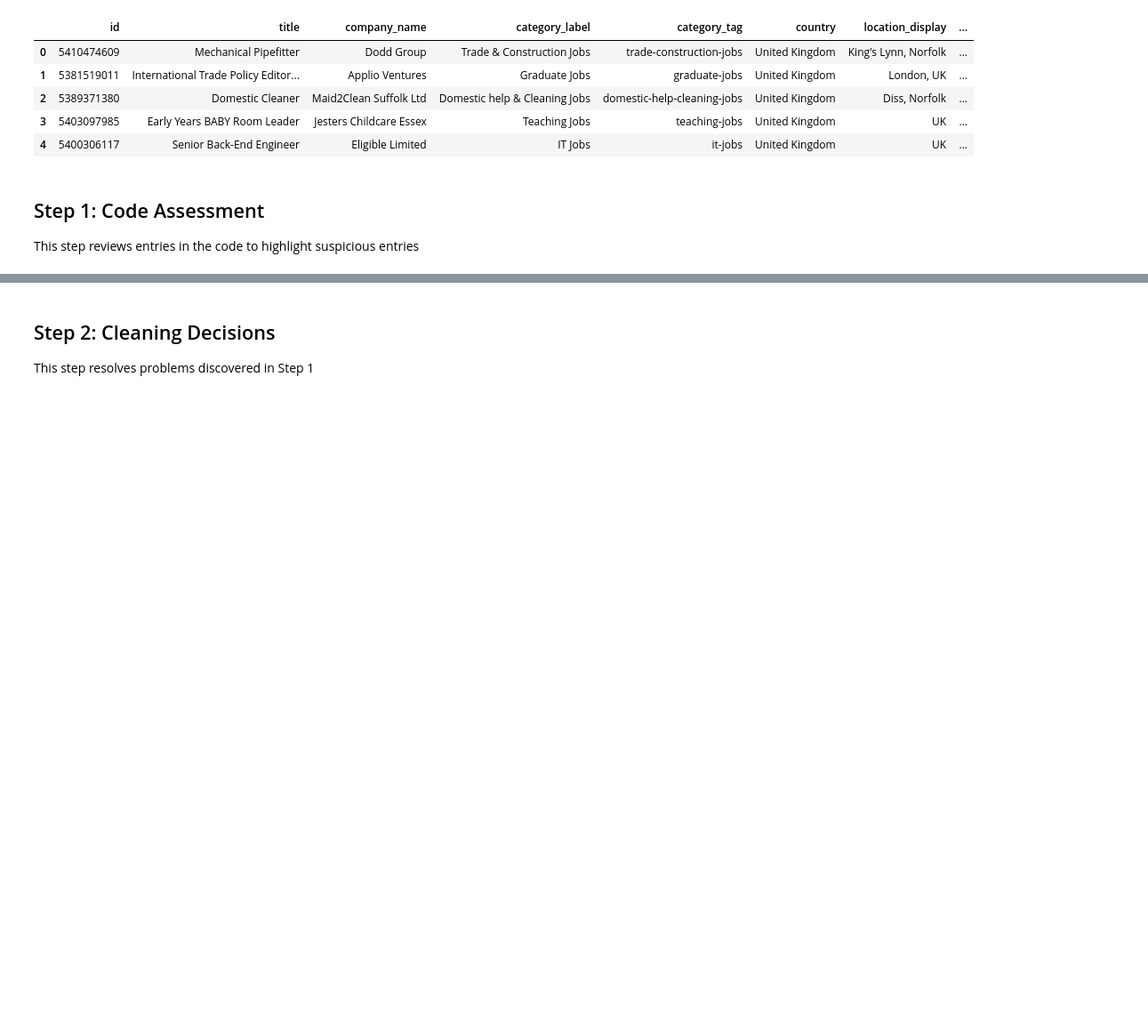
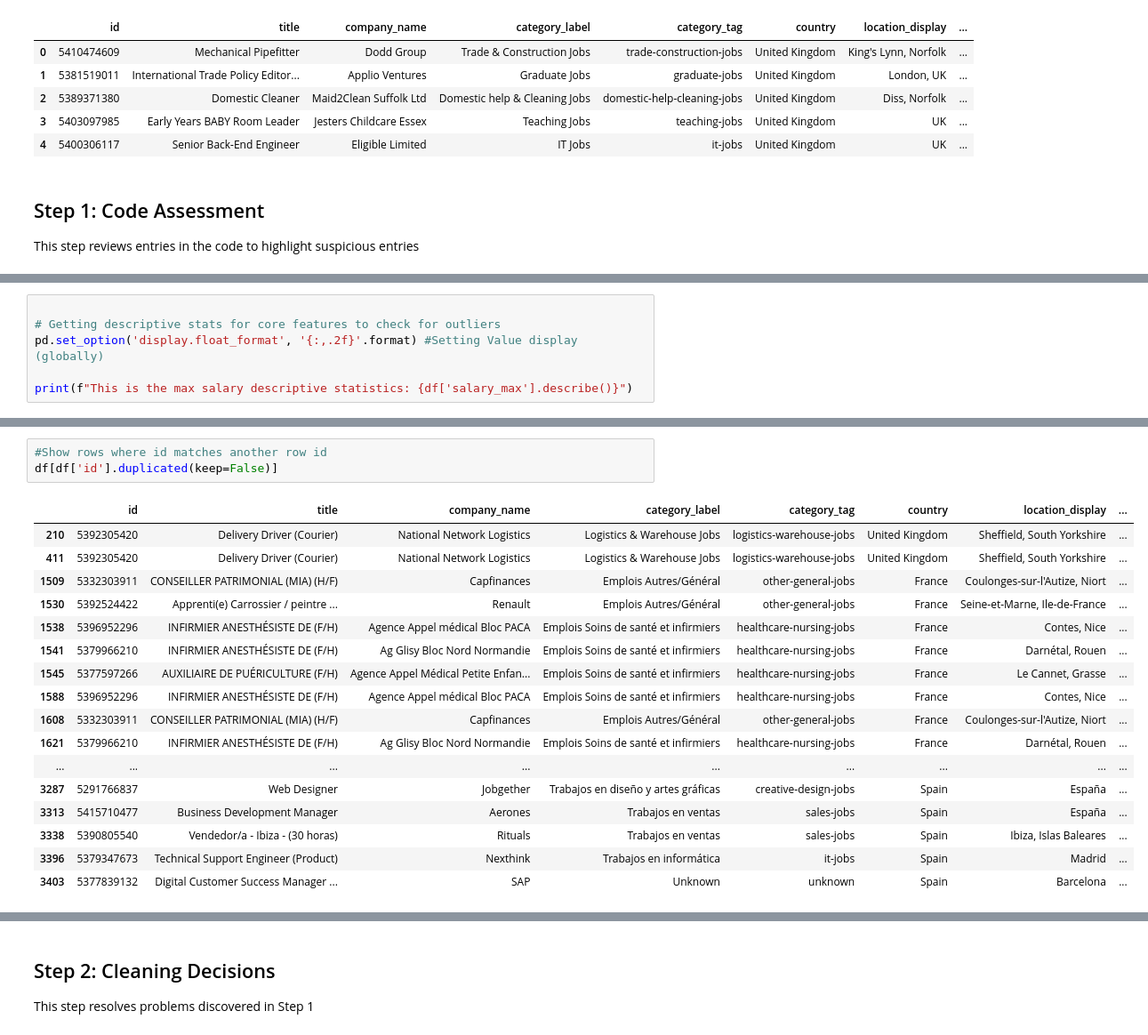
Before and after one commit to sbs0068/INSY6500_job_market_analysis, a Jupyter notebook: notebooks/01_data_cleaning.ipynb, the cells around one changed output, grey strips where cells are left out. Shown: that part at 89% size. Saved outputs shown, nothing was run; the diff lists cells and outputs as text; blank space fills up the shorter version.

```diff
--- a/notebooks/01_data_cleaning.ipynb
+++ b/notebooks/01_data_cleaning.ipynb
@@ -80,0 +116,6 @@ There are 14 `id` entries that are duplicate entries so these must be removed fr
+# %%
+
+# Getting descriptive stats for core features to check for outliers
+pd.set_option('display.float_format', '{:,.2f}'.format) #Setting Value display (globally)
+
+print(f"This is the max salary descriptive statistics: {df['salary_max'].describe()}")
@@ -80,0 +245,21 @@ There are 14 `id` entries that are duplicate entries so these must be removed fr
+# %%
+#Show rows where id matches another row id
+df[df['id'].duplicated(keep=False)]
+# %% [output]
+|  | id | title | company_name | category_label | category_tag | country | location_display | ... |
+| 210 | 5392305420 | Delivery Driver (Courier) | National Network Logistics | Logistics & Warehouse Jobs | logistics-warehouse-jobs | United Kingdom | Sheffield, South Yorkshire | ... |
+| 411 | 5392305420 | Delivery Driver (Courier) | National Network Logistics | Logistics & Warehouse Jobs | logistics-warehouse-jobs | United Kingdom | Sheffield, South Yorkshire | ... |
+| 1509 | 5332303911 | CONSEILLER PATRIMONIAL (MIA) (H/F) | Capfinances | Emplois Autres/Général | other-general-jobs | France | Coulonges-sur-l'Autize, Niort | ... |
+| 1530 | 5392524422 | Apprenti(e) Carrossier / peintre ... | Renault | Emplois Autres/Général | other-general-jobs | France | Seine-et-Marne, Ile-de-France | ... |
+| 1538 | 5396952296 | INFIRMIER ANESTHÉSISTE DE (F/H) | Agence Appel médical Bloc PACA | Emplois Soins de santé et infirmiers | healthcare-nursing-jobs | France | Contes, Nice | ... |
+| 1541 | 5379966210 | INFIRMIER ANESTHÉSISTE DE (F/H) | Ag Glisy Bloc Nord Normandie | Emplois Soins de santé et infirmiers | healthcare-nursing-jobs | France | Darnétal, Rouen | ... |
+| 1545 | 5377597266 | AUXILIAIRE DE PUÉRICULTURE (F/H) | Agence Appel Médical Petite Enfan... | Emplois Soins de santé et infirmiers | healthcare-nursing-jobs | France | Le Cannet, Grasse | ... |
+| 1588 | 5396952296 | INFIRMIER ANESTHÉSISTE DE (F/H) | Agence Appel médical Bloc PACA | Emplois Soins de santé et infirmiers | healthcare-nursing-jobs | France | Contes, Nice | ... |
+| 1608 | 5332303911 | CONSEILLER PATRIMONIAL (MIA) (H/F) | Capfinances | Emplois Autres/Général | other-general-jobs | France | Coulonges-sur-l'Autize, Niort | ... |
+| 1621 | 5379966210 | INFIRMIER ANESTHÉSISTE DE (F/H) | Ag Glisy Bloc Nord Normandie | Emplois Soins de santé et infirmiers | healthcare-nursing-jobs | France | Darnétal, Rouen | ... |
+| ... | ... | ... | ... | ... | ... | ... | ... | ... |
+| 3287 | 5291766837 | Web Designer | Jobgether | Trabajos en diseño y artes gráficas | creative-design-jobs | Spain | España | ... |
+| 3313 | 5415710477 | Business Development Manager | Aerones | Trabajos en ventas | sales-jobs | Spain | España | ... |
+| 3338 | 5390805540 | Vendedor/a - Ibiza - (30 horas) | Rituals | Trabajos en ventas | sales-jobs | Spain | Ibiza, Islas Baleares | ... |
+| 3396 | 5379347673 | Technical Support Engineer (Product) | Nexthink | Trabajos en informática | it-jobs | Spain | Madrid | ... |
+| 3403 | 5377839132 | Digital Customer Success Manager ... | SAP | Unknown | unknown | Spain | Barcelona | ... |
```
Also changed, not shown: parts of 25 cells of this notebook.
